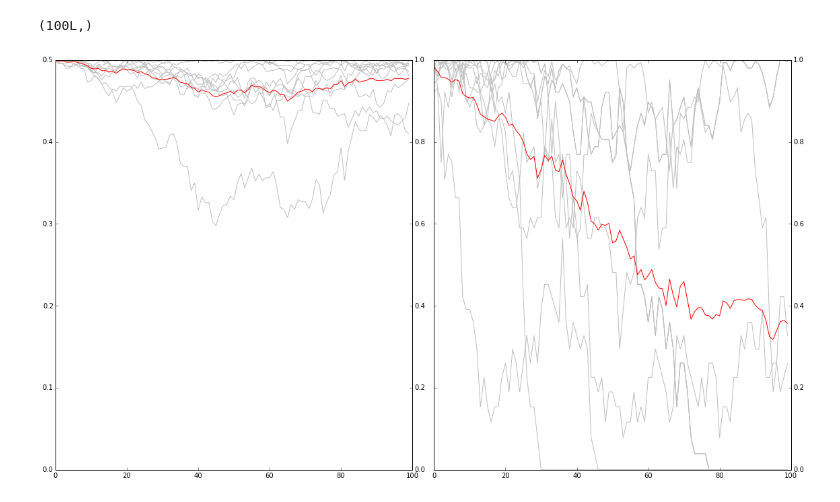
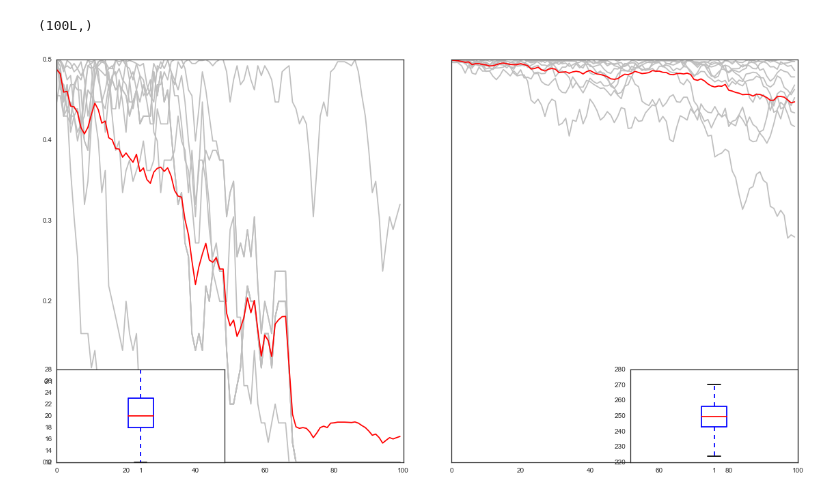
Before and after one commit to tiagoantao/bioinf-python, a Jupyter notebook: notebooks/04_PopSim/Basic_SimuPOP.ipynb, the cells around one changed output. Drawn from its saved outputs; the diff is of its cells as text; code cells hidden in the pictures.

```diff
--- a/notebooks/04_PopSim/Basic_SimuPOP.ipynb
+++ b/notebooks/04_PopSim/Basic_SimuPOP.ipynb
@@ -82,14 +83,14 @@ sim.evolve(initOps=init_ops.values(), preOps=pre_ops.values(), postOps=post_ops.
 # %%
 pop_500_after = deepcopy(sim.population(0))
 # %%
-pops_50 = sp.Population(50, loci=[1 * num_loci])
-sim = sp.Simulator(pops_50, rep=1)
+pops_40 = sp.Population(40, loci=[1 * num_loci])
+sim = sp.Simulator(pops_40, rep=1)
 sim.evolve(initOps=init_ops.values(), preOps=pre_ops.values(), postOps=post_ops.values(),
            matingScheme=mating_scheme, gen=num_gens)
 # %% [output]
 (100L,)
 # %%
-pop_50_after = deepcopy(sim.population(0))
+pop_40_after = deepcopy(sim.population(0))
 # %%
 def calc_loci_stat(var, fun):
     stat = []
@@ -97,17 +98,20 @@ def calc_loci_stat(var, fun):
         stat.append(fun(gen_data.values()))
     return stat
 # %%
+sns.set_style('white')
 fig, axs = plt.subplots(1, 2, figsize=(16, 9), sharey=True, squeeze=False)
 def plot_pop(ax1, pop):
     for locus in range(num_loci):
         ax1.plot([x[locus] for x in pop.dvars().exp_he], color=(0.75, 0.75, 0.75))
     mean_exp_he = calc_loci_stat(pop.dvars().exp_he, np.mean)
     ax1.plot(mean_exp_he, color='r')
-    ax2 = ax1.twinx()
-    #ax2.plot(pop.dvars().num_males)
 
-plot_pop(axs[0, 0], pop_500_after)
-plot_pop(axs[0, 1], pop_50_after)
+plot_pop(axs[0, 0], pop_40_after)
+plot_pop(axs[0, 1], pop_500_after)
+ax = fig.add_subplot(4, 4, 13)
+ax.boxplot(pop_40_after.dvars().num_males)
+ax = fig.add_subplot(4, 4, 16)
+ax.boxplot(pop_500_after.dvars().num_males)
 fig.tight_layout()
 # %% [output]
-[figure, old version]
+[figure, new version]
```
Also changed, not shown: parts of 4 cells of this notebook.
